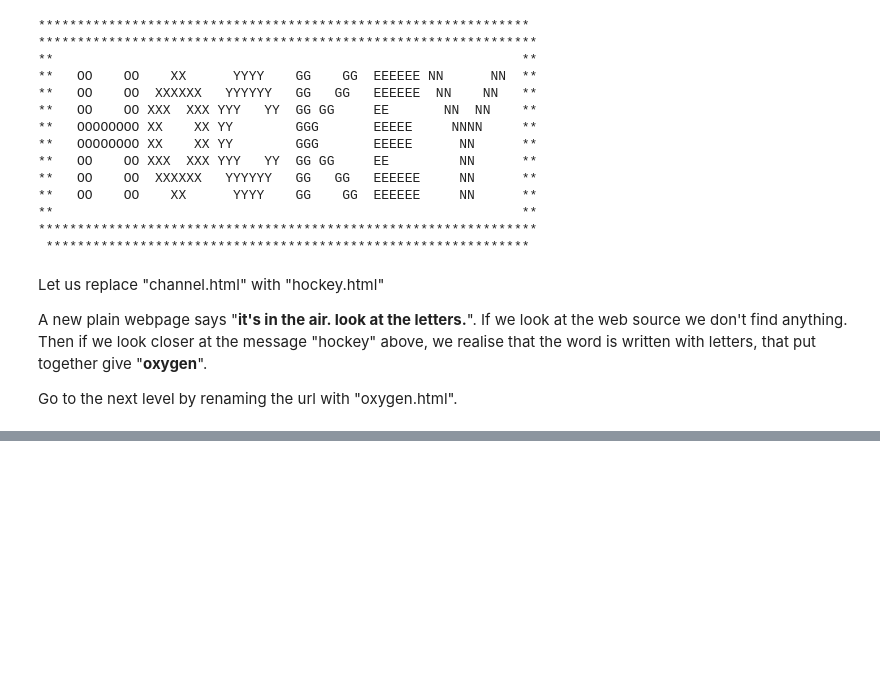
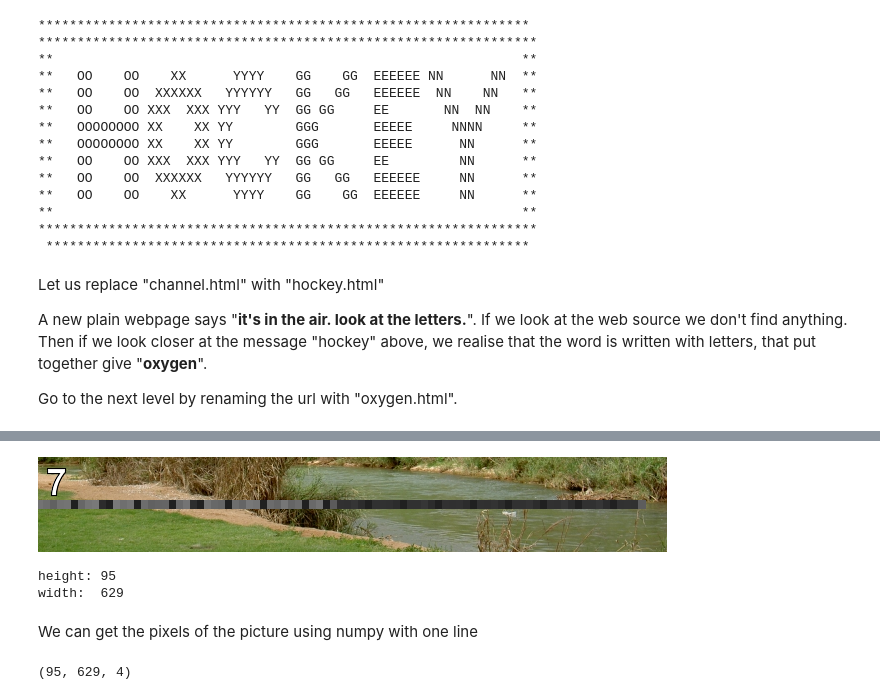
Before and after one commit to z4ir3/the-python-challenge, a Jupyter notebook: the-python-challenge.ipynb, the cells around one changed output, grey strips where cells are left out. Saved outputs shown, nothing was run; the diff lists cells and outputs as text; code cells hidden in the pictures; blank space fills up the shorter version.

```diff
--- a/the-python-challenge.ipynb
+++ b/the-python-challenge.ipynb
@@ -459,0 +471,16 @@ Go to the next level by renaming the url with "oxygen.html".
+# %%
+url = "http://www.pythonchallenge.com/pc/def/oxygen.png"
+img = Image.open( urlopen(url) )
+# %%
+img
+# %% [output]
+[figure, added]
+# %%
+width, height = img.size
+print('height:',height)
+print('width: ',width)
+# %% [output]
+height: 95
+width:  629
+# %% [markdown]
+We can get the pixels of the picture using numpy with one line
@@ -459,0 +489,4 @@ Go to the next level by renaming the url with "oxygen.html".
+# %%
+pixels.shape
+# %% [output]
+(95, 629, 4)
```
Also changed, not shown: parts of 20 cells of this notebook.
